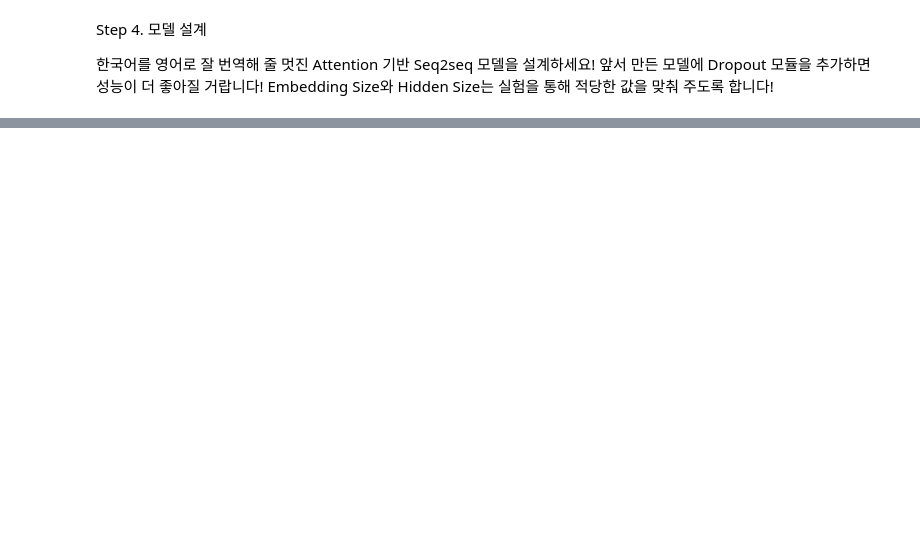
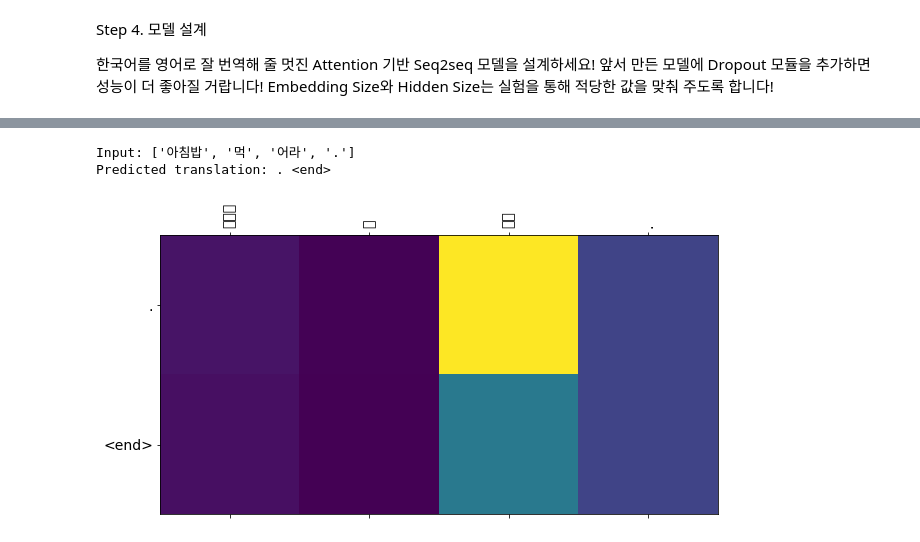
Before and after one commit to Acclesia/aiffel-project, a Jupyter notebook: LNP_P4_seq2seq번역기 만들기 .ipynb, the cells around one changed output, grey strips where cells are left out. Cells and saved outputs as stored; diff of their text form; code cells hidden in the pictures; blank space fills up the shorter version.

```diff
--- a/LNP_P4_seq2seq번역기 만들기 .ipynb
+++ b/LNP_P4_seq2seq번역기 만들기 .ipynb
@@ -11,0 +78,2 @@ Step 2. 데이터 정제
+# %%
+cleaned_corpus = list(set(zip(train_ko_raw, train_en_raw)))
@@ -17,0 +158,7 @@ Step 3. 데이터 토큰화
+# %%
+# 토큰화하기
+enc_tensor, enc_tokenizer = tokenize(ko_corpus)
+dec_tensor, dec_tokenizer = tokenize(en_corpus)
+
+print('Korean Vocab Size:', len(enc_tokenizer.index_word))
+print('English Vocab size:', len(dec_tokenizer.index_word))
@@ -154,11 +233,9 @@ class Decoder(tf.keras.Model):
 
         return out, h_dec, attn
 # %%
-# 코드를 실행하세요.
-
 BATCH_SIZE     = 64
-SRC_VOCAB_SIZE = <your_src_vocab_size> # 예: len(enc_tokenizer.index_word) + 1
-TGT_VOCAB_SIZE = <your_tgt_vocab_size> # 예: len(dec_tokenizer.index_word) + 1
+SRC_VOCAB_SIZE = len(enc_tokenizer.index_word) + 1
+TGT_VOCAB_SIZE = len(dec_tokenizer.index_word) + 1
 
 units         = 1024
 embedding_dim = 512
@@ -198,0 +311,22 @@ def loss_function(real, pred):
+# %%
+EPOCHS = 15
+
+for epoch in range(EPOCHS):
+    total_loss = 0
+
+    idx_list = list(range(0, enc_tensor.shape[0], BATCH_SIZE))
+    random.shuffle(idx_list)
+    t = tqdm(idx_list)
+
+    for (batch, idx) in enumerate(t):
+        batch_loss = train_step(enc_tensor[idx:idx+BATCH_SIZE],
+                                dec_tensor[idx:idx+BATCH_SIZE],
+                                encoder,
+                                decoder,
+                                optimizer,
+                                dec_tokenizer)
+
+        total_loss += batch_loss
+
+        t.set_description_str('Epoch %2d' % (epoch + 1))
+        t.set_postfix_str('Loss %.4f' % (total_loss.numpy() / (batch + 1)))
@@ -198,0 +395,6 @@ def loss_function(real, pred):
+# %%
+translate("아침밥 먹어라.", encoder, decoder)
+# %% [output]
+Input: ['아침밥', '먹', '어라', '.']
+Predicted translation: . <end>
+[figure, added]
```
Also changed, not shown: parts of 26 cells of this notebook.
